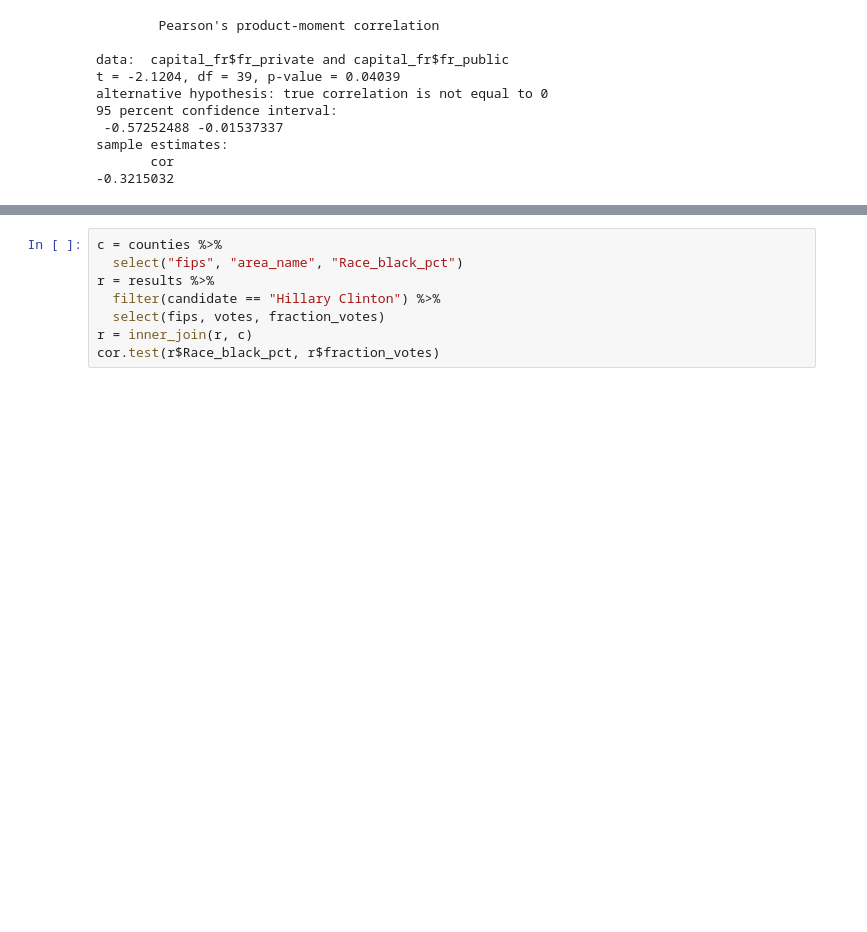
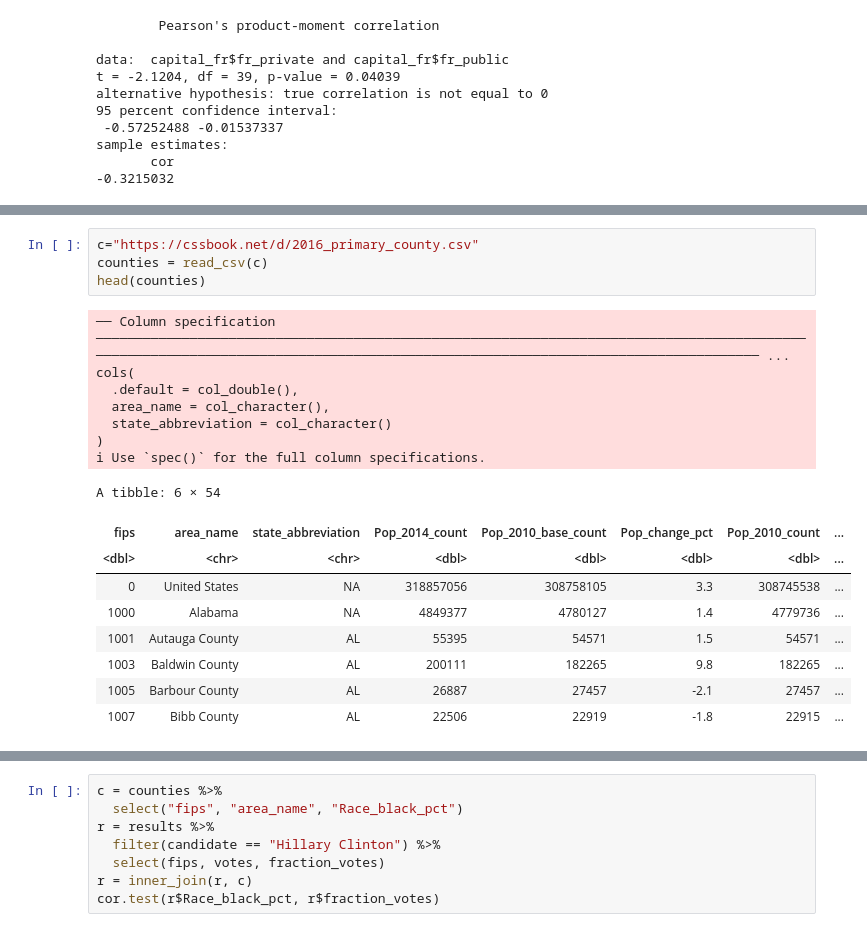
Before and after one commit to ccs-amsterdam/ccsbook, a Jupyter notebook: chapter06/merge_r.ipynb, the cells around one changed output, grey strips where cells are left out. Cells and saved outputs as stored; diff of their text form; blank space fills up the shorter version.

```diff
--- a/chapter06/merge_r.ipynb
+++ b/chapter06/merge_r.ipynb
@@ -134,0 +139,21 @@ A tibble: 6 × 8
+# %%
+c="https://cssbook.net/d/2016_primary_county.csv"
+counties = read_csv(c)
+head(counties)
+# %% [output]
+── Column specification ──────────────────────────────────────────────────────────────────────────────────────────────────────────────────────────────────────────────────────────────────────────────── ...
+cols(
+  .default = col_double(),
+  area_name = col_character(),
+  state_abbreviation = col_character()
+)
+ℹ Use `spec()` for the full column specifications.
+A tibble: 6 × 54
+| fips | area_name | state_abbreviation | Pop_2014_count | Pop_2010_base_count | Pop_change_pct | Pop_2010_count | ... |
+| <dbl> | <chr> | <chr> | <dbl> | <dbl> | <dbl> | <dbl> | ... |
+| 0 | United States | NA | 318857056 | 308758105 | 3.3 | 308745538 | ... |
+| 1000 | Alabama | NA | 4849377 | 4780127 | 1.4 | 4779736 | ... |
+| 1001 | Autauga County | AL | 55395 | 54571 | 1.5 | 54571 | ... |
+| 1003 | Baldwin County | AL | 200111 | 182265 | 9.8 | 182265 | ... |
+| 1005 | Barbour County | AL | 26887 | 27457 | -2.1 | 27457 | ... |
+| 1007 | Bibb County | AL | 22506 | 22919 | -1.8 | 22915 | ... |
```
Also changed, not shown: parts of 4 cells of this notebook, 8 other files.
